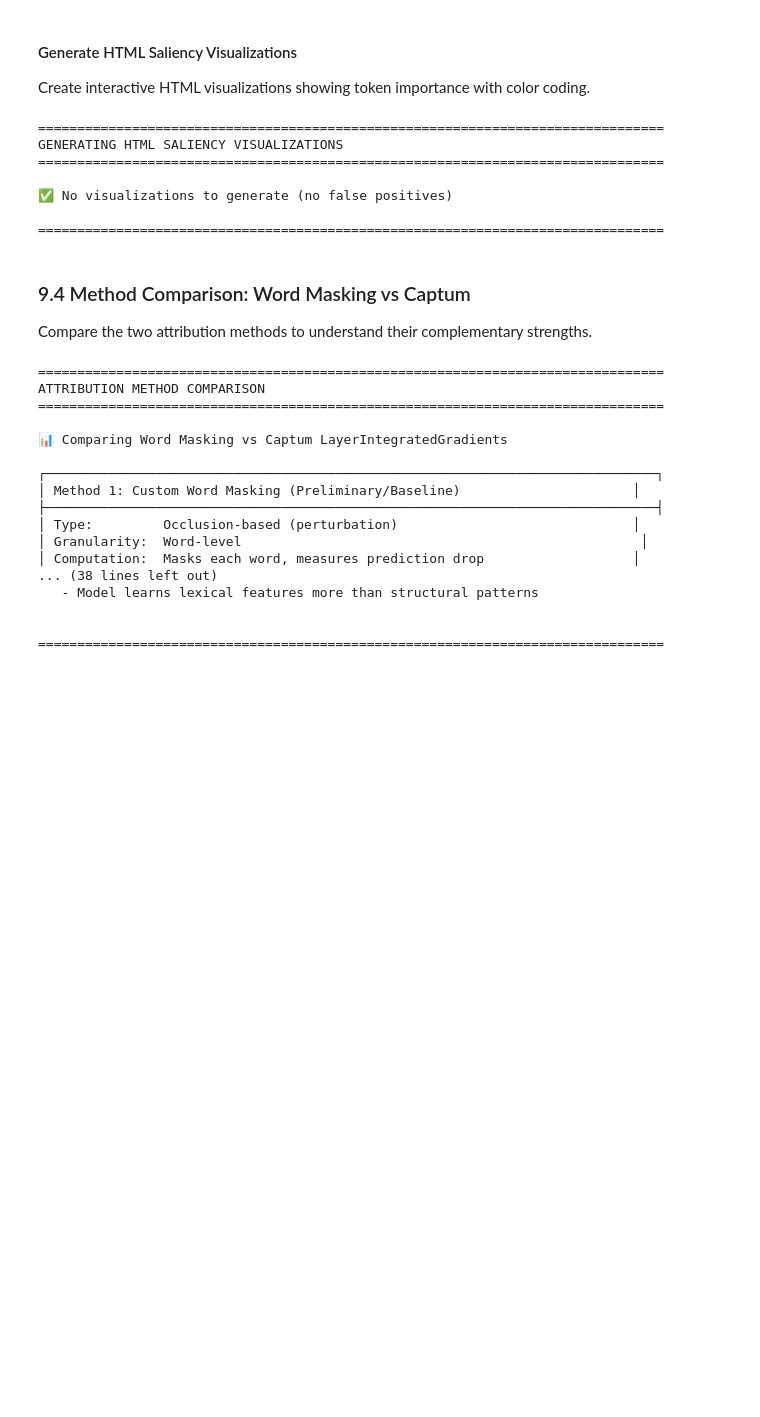
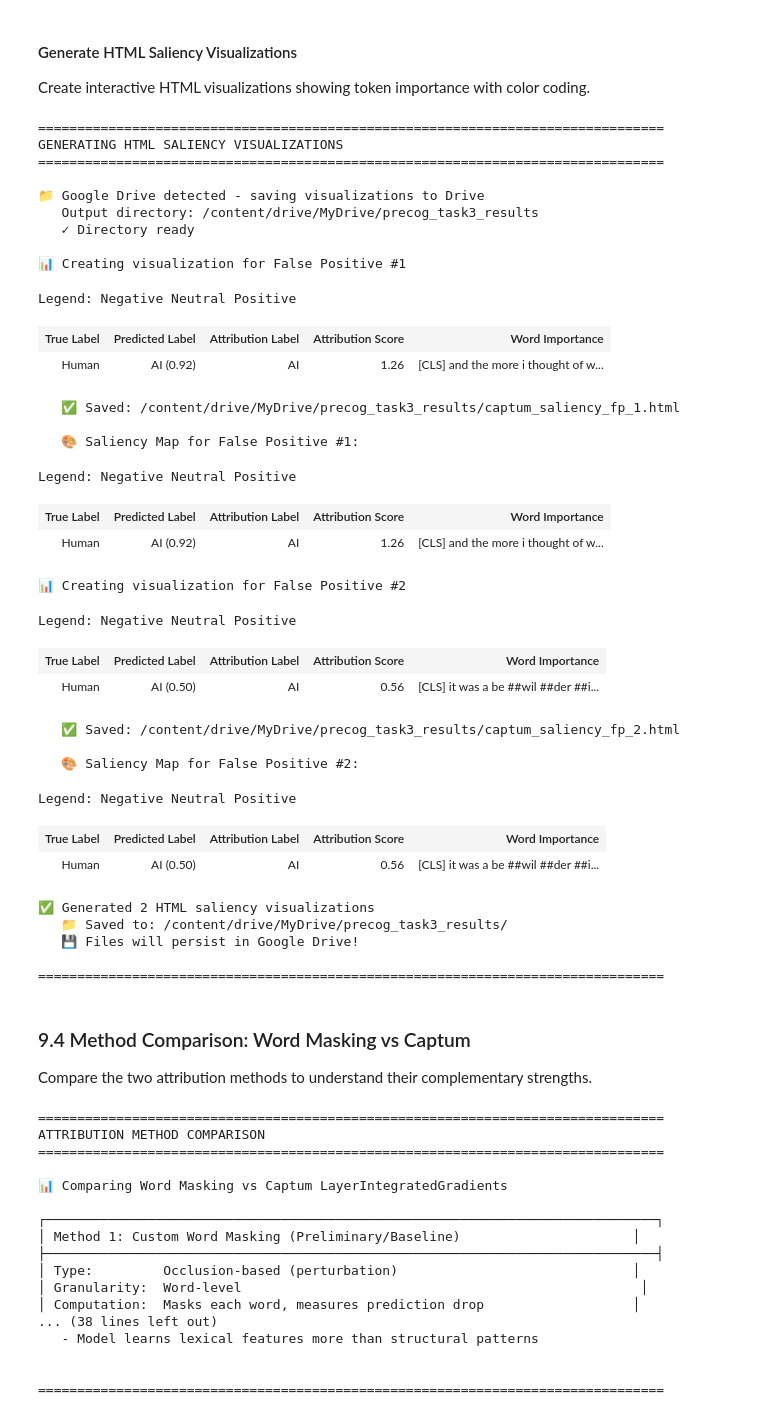
Before and after one commit to avanisood/precog-2026-nlp, a Jupyter notebook: notebooks/Task3_The_Smoking_Gun_XAI_actual_(1) (2).ipynb, the cells around one changed output. Drawn from its saved outputs; the diff is of its cells as text; code cells hidden in the pictures; blank space fills up the shorter version.

Commit message:
updating task 3 results

```diff
--- a/notebooks/Task3_The_Smoking_Gun.ipynb
+++ b/notebooks/Task3_The_Smoking_Gun_XAI_actual_(1) (2).ipynb
@@ -715,6 +715,12 @@ lig = LayerIntegratedGradients(model, model.distilbert.embeddings)
 print("\n✅ Initialized LayerIntegratedGradients")
 print("   Target layer: DistilBERT embeddings")
 print("   Method: Integrated Gradients (gradient-based attribution)")
+
+# Create a forward function wrapper that returns logits only
+def model_forward(input_ids, attention_mask):
+    """Wrapper to return logits instead of SequenceClassifierOutput"""
+    outputs = model(input_ids, attention_mask=attention_mask)
+    return outputs.logits
 
 def compute_captum_attributions(text: str, model, tokenizer, device='cuda' if torch.cuda.is_available() else 'cpu'):
     """
@@ -736,14 +742,16 @@ def compute_captum_attributions(text: str, model, tokenizer, device='cuda' if to
     # Forward pass to get prediction
     model.eval()
     with torch.no_grad():
-        outputs = model(input_ids, attention_mask=attention_mask)
-        logits = outputs.logits
+        logits = model_forward(input_ids, attention_mask)
         probs = F.softmax(logits, dim=-1)
         pred_class = torch.argmax(probs, dim=-1).item()
         pred_prob = probs[0, pred_class].item()
 
+    # Re-initialize LIG with the wrapper function
+    lig_local = LayerIntegratedGradients(model_forward, model.distilbert.embeddings)
+
     # Compute attributions using LayerIntegratedGradients
-    attributions, delta = lig.attribute(
+    attributions, delta = lig_local.attribute(
         inputs=input_ids,
         baselines=baseline_input_ids,
         target=pred_class,
@@ -1207,6 +1175,22 @@ import os
 print("\n" + "="*80)
 print("GENERATING HTML SALIENCY VISUALIZATIONS")
 print("="*80)
+
+# Determine save directory (same as other results)
+if 'DRIVE_AVAILABLE' in globals() and DRIVE_AVAILABLE:
+    # Save to Google Drive
+    VIZ_SAVE_DIR = "/content/drive/MyDrive/precog_task3_results"
+    print(f"\n📁 Google Drive detected - saving visualizations to Drive")
+else:
+    # Save locally in Colab or use OUTPUT_DIR
+    VIZ_SAVE_DIR = "/content/task3_results" if not os.path.exists(OUTPUT_DIR) else OUTPUT_DIR
+    print(f"\n📁 Saving visualizations locally")
+
+print(f"   Output directory: {VIZ_SAVE_DIR}")
+
+# Create output directory if it doesn't exist
+os.makedirs(VIZ_SAVE_DIR, exist_ok=True)
+print(f"   ✓ Directory ready")
 
 if len(captum_results) > 0:
     for result in captum_results:
@@ -1230,38 +1214,69 @@ if len(captum_results) > 0:
             attr_class='AI',
             attr_score=sum(attr_list),
             raw_input_ids=tokens,
             convergence_score=result.get('delta', 0.0)
         )
 
         # Generate HTML
         html = viz.visualize_text([vis_data])
 
-        # Save to file
-        html_filename = f"{OUTPUT_DIR}/captum_saliency_fp_{fp_idx}.html"
+        # Save to file (using VIZ_SAVE_DIR instead of OUTPUT_DIR)
+        html_filename = f"{VIZ_SAVE_DIR}/captum_saliency_fp_{fp_idx}.html"
         with open(html_filename, 'w', encoding='utf-8') as f:
             f.write(html.data)
 
         print(f"   ✅ Saved: {html_filename}")
 
         # Display in notebook
         print(f"\n   🎨 Saliency Map for False Positive #{fp_idx}:")
         display(html)
 
     print(f"\n✅ Generated {len(captum_results)} HTML saliency visualizations")
-    print(f"   📁 Saved to: {OUTPUT_DIR}/")
+    print(f"   📁 Saved to: {VIZ_SAVE_DIR}/")
+
+    if 'DRIVE_AVAILABLE' in globals() and DRIVE_AVAILABLE:
+        print(f"   💾 Files will persist in Google Drive!")
+    else:
+        print(f"   ⚠️  Download files before closing Colab session!")
 
 else:
     print("\n✅ No visualizations to generate (no false positives)")
 
 print("\n" + "="*80)
 # %% [output]
 ================================================================================
 GENERATING HTML SALIENCY VISUALIZATIONS
 ================================================================================
 
-✅ No visualizations to generate (no false positives)
+📁 Google Drive detected - saving visualizations to Drive
+   Output directory: /content/drive/MyDrive/precog_task3_results
+   ✓ Directory ready
 
-================================================================================
+📊 Creating visualization for False Positive #1
+Legend: Negative Neutral Positive
+| True Label | Predicted Label | Attribution Label | Attribution Score | Word Importance |
+| Human | AI (0.92) | AI | 1.26 | [CLS] and the more i thought of w... |
+   ✅ Saved: /content/drive/MyDrive/precog_task3_results/captum_saliency_fp_1.html
+
+   🎨 Saliency Map for False Positive #1:
+Legend: Negative Neutral Positive
+| True Label | Predicted Label | Attribution Label | Attribution Score | Word Importance |
+| Human | AI (0.92) | AI | 1.26 | [CLS] and the more i thought of w... |
+📊 Creating visualization for False Positive #2
+Legend: Negative Neutral Positive
+| True Label | Predicted Label | Attribution Label | Attribution Score | Word Importance |
+| Human | AI (0.50) | AI | 0.56 | [CLS] it was a be ##wil ##der ##i... |
+   ✅ Saved: /content/drive/MyDrive/precog_task3_results/captum_saliency_fp_2.html
+
+   🎨 Saliency Map for False Positive #2:
+Legend: Negative Neutral Positive
+| True Label | Predicted Label | Attribution Label | Attribution Score | Word Importance |
+| Human | AI (0.50) | AI | 0.56 | [CLS] it was a be ##wil ##der ##i... |
+✅ Generated 2 HTML saliency visualizations
+   📁 Saved to: /content/drive/MyDrive/precog_task3_results/
+   💾 Files will persist in Google Drive!
+
+================================================================================
 # %% [markdown]
 ### 9.4 Method Comparison: Word Masking vs Captum
 
```
Also changed, not shown: parts of 1 cell of this notebook.
